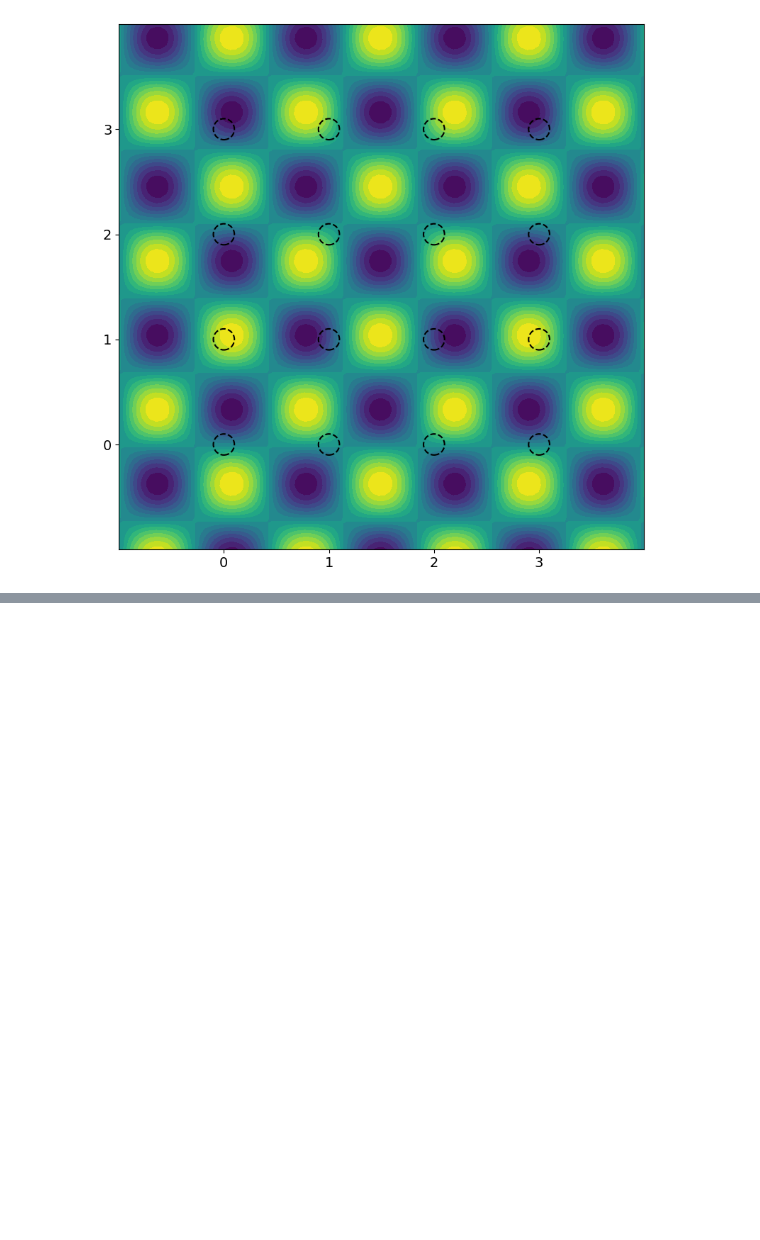
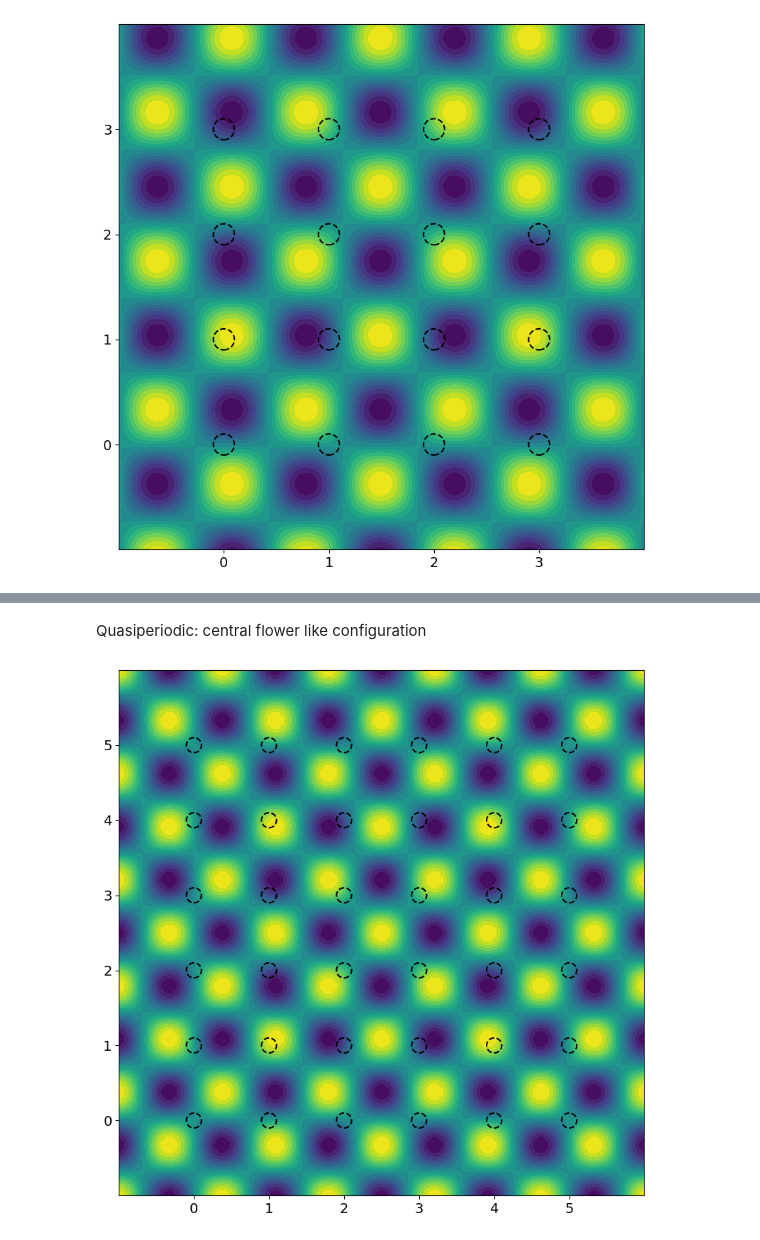
Before and after one commit to NGC2237-Clark/Topo_Loco_QCs, a Jupyter notebook: Floquet/AFAI_GPU_debugertbc.ipynb, the cells around one changed output, grey strips where cells are left out. Cells and saved outputs as stored; diff of their text form; code cells hidden in the pictures; blank space fills up the shorter version.

```diff
--- a/Floquet/AFAI_GPU_debugertbc.ipynb
+++ b/Floquet/AFAI_GPU_debugertbc.ipynb
@@ -311,0 +477,6 @@ model_afai2.visualise_quasiperiodic(phi1_ex=2, phi2_ex=np.pi*2/3)
+# %% [markdown]
+Quasiperiodic: central flower like configuration
+# %%
+model.visualise_quasiperiodic(phi1_ex=0, phi2_ex=0)
+# %% [output]
+[figure, added]
```
Also changed, not shown: parts of 22 cells of this notebook, 2 other files.
